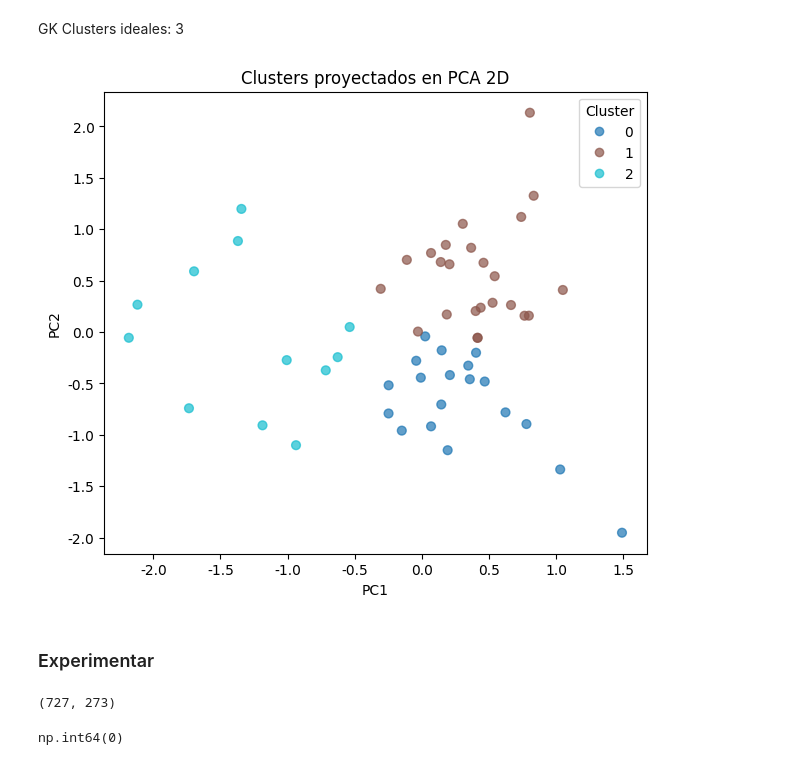
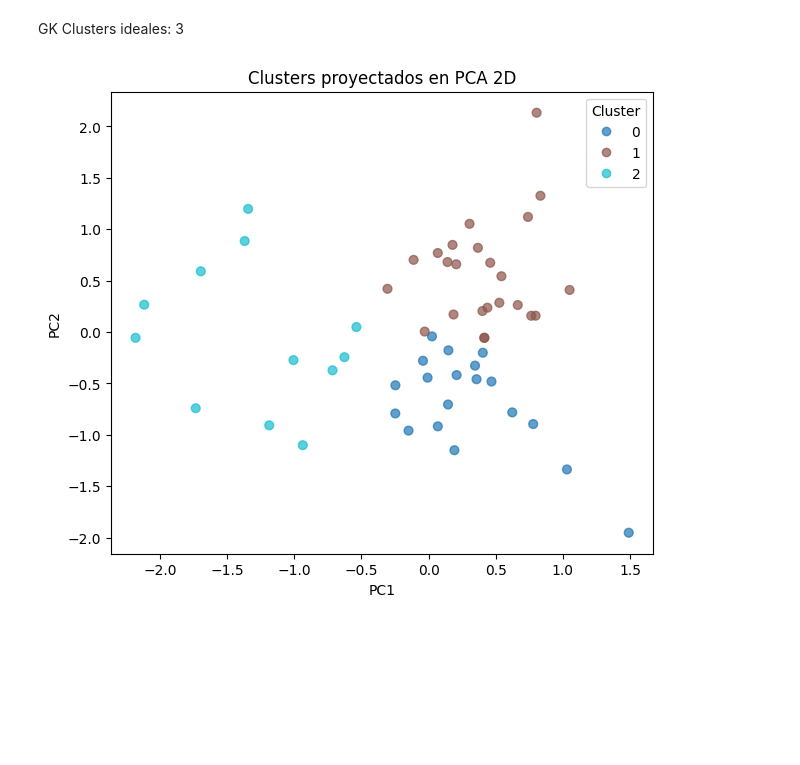
Before and after one commit to german-fros/tfm_mpad2, a Jupyter notebook: notebooks/tests.ipynb, the cells around one changed output. Drawn from its saved outputs; the diff is of its cells as text; code cells hidden in the pictures; blank space fills up the shorter version.

```diff
--- a/notebooks/tests.ipynb
+++ b/notebooks/tests.ipynb
@@ -205,7 +238,7 @@ df_modelado.to_csv('../data/processed/df_modelo.csv', index=False)
 # %% [markdown]
 ## MODELAR
 # %%
-df_modelado = pd.read_csv('../data/processed/df_modelo.csv')
+# df_modelado = pd.read_csv('../data/processed/df_modelo.csv')
 # %%
 data_def = df_modelado[df_modelado['position'] == 'Defender'].drop('position', axis=1)
 data_fwd = df_modelado[df_modelado['position'] == 'Forward'].drop('position', axis=1)
@@ -287,15 +260,15 @@ utils.plot_k_diagnostics(sil_result, elbow_result, title="Comparación Silhouett
 # %% [markdown]
 FWD Clusters ideales: 3
 # %%
-config = utils.auto_configure_clustering(data_fwd, pca_threshold=0.9, k_range=range(2, 11))
+config = src.utils.auto_configure_clustering(data_fwd, pca_threshold=0.9, k_range=range(2, 11))
 
 # Ajustar con PCA de 10 componentes y 3 clusters
-df_clusters, pipe = utils.fit_clusters(
+df_clusters, pipe = src.utils.fit_clusters(
     data_fwd,
     pca_components=config["n_components"],
     n_clusters=5
 )
 
 # Graficar clusters en 2D
-utils.plot_pca_2d(data_fwd, pipe)
+src.utils.plot_pca_2d(data_fwd, pipe)
 # %% [output]
@@ -316,15 +289,15 @@ utils.plot_k_diagnostics(sil_result, elbow_result, title="Comparación Silhouett
 # %% [markdown]
 MID Clusters ideales: 4
 # %%
-config = utils.auto_configure_clustering(data_mid, pca_threshold=0.9, k_range=range(2, 11))
+config = src.utils.auto_configure_clustering(data_mid, pca_threshold=0.9, k_range=range(2, 11))
 
 # Ajustar con PCA de 10 componentes y 3 clusters
-df_clusters, pipe = utils.fit_clusters(
+df_clusters, pipe = src.utils.fit_clusters(
     data_mid,
     pca_components=config['n_components'],
     n_clusters=4
 )
 
 # Graficar clusters en 2D
-utils.plot_pca_2d(data_mid, pipe)
+src.utils.plot_pca_2d(data_mid, pipe)
 # %% [output]
@@ -345,15 +318,15 @@ utils.plot_k_diagnostics(sil_result, elbow_result, title="Comparación Silhouett
 # %% [markdown]
 DEF Clusters ideales: 4
 # %%
-config = utils.auto_configure_clustering(data_def, pca_threshold=0.9, k_range=range(2, 11))
+config = src.utils.auto_configure_clustering(data_def, pca_threshold=0.9, k_range=range(2, 11))
 
 # Ajustar con PCA de 10 componentes y 3 clusters
-df_clusters, pipe = utils.fit_clusters(
+df_clusters, pipe = src.utils.fit_clusters(
     data_def,
     pca_components=config['n_components'],
     n_clusters=3
 )
 
 # Graficar clusters en 2D
-utils.plot_pca_2d(data_def, pipe)
+src.utils.plot_pca_2d(data_def, pipe)
 # %% [output]
@@ -374,18 +347,16 @@ utils.plot_k_diagnostics(sil_result, elbow_result, title="Comparación Silhouett
 # %% [markdown]
 GK Clusters ideales: 3
 # %%
-config = utils.auto_configure_clustering(data_gk, pca_threshold=0.90, k_range=range(2, 11))
+config = src.utils.auto_configure_clustering(data_gk, pca_threshold=0.90, k_range=range(2, 11))
 
 # Ajustar con PCA de 10 componentes y 3 clusters
-df_clusters, pipe = utils.fit_clusters(
+df_clusters, pipe = src.utils.fit_clusters(
     data_gk,
     pca_components=config['n_components'],
     n_clusters=3
 )
 
 # Graficar clusters en 2D
-utils.plot_pca_2d(data_gk, pipe)
+src.utils.plot_pca_2d(data_gk, pipe)
 # %% [output]
-[figure, old version]
+[figure, new version]
-# %% [markdown]
-### Experimentar
@@ -394,8 +362,0 @@ df_players_stats_final = pd.read_csv('../data/processed/players_stats_mls24.csv'
-# %%
-df_players_stats_final.shape
-# %% [output]
-(727, 273)
-# %%
-df_players_stats_final.isna().sum().sum()
-# %% [output]
-np.int64(0)
```
Also changed, not shown: parts of 39 cells of this notebook, 23 other files.
